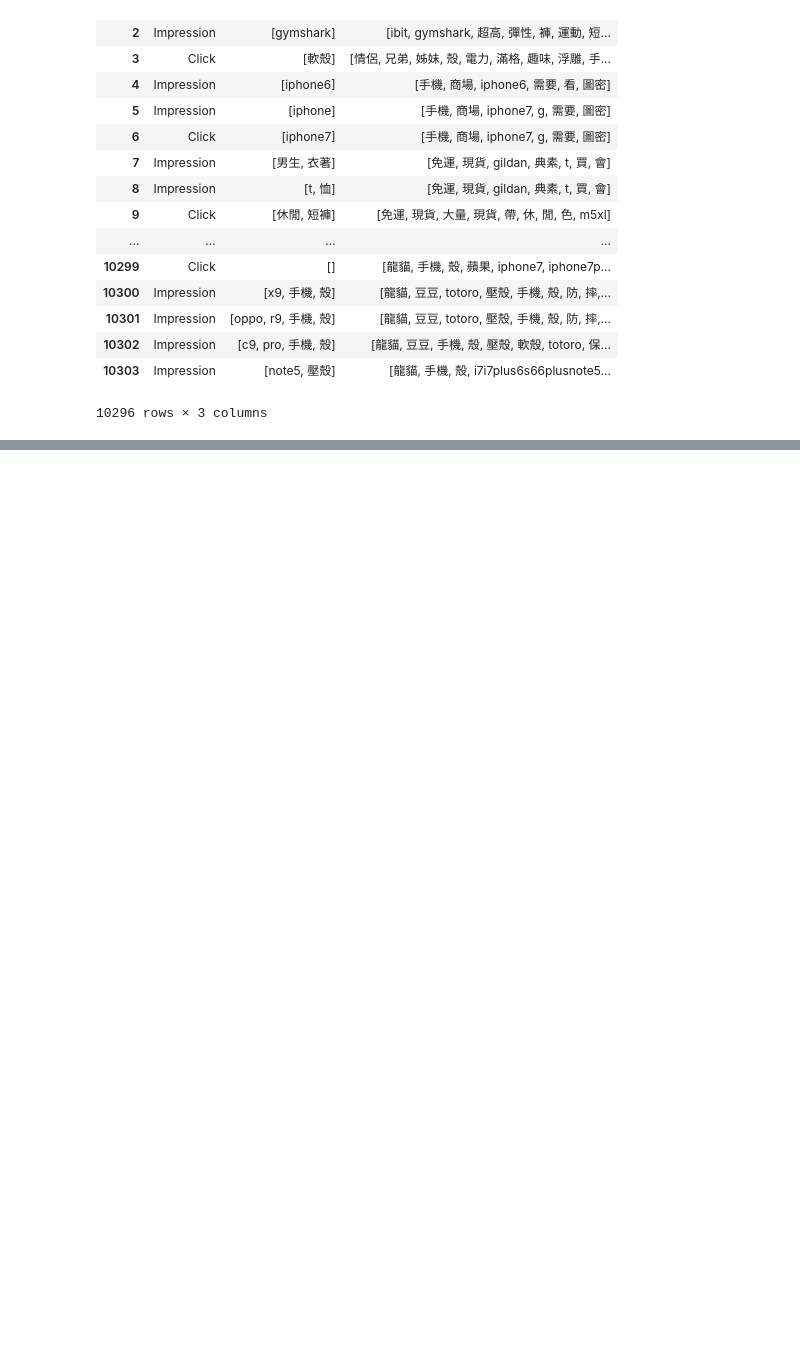
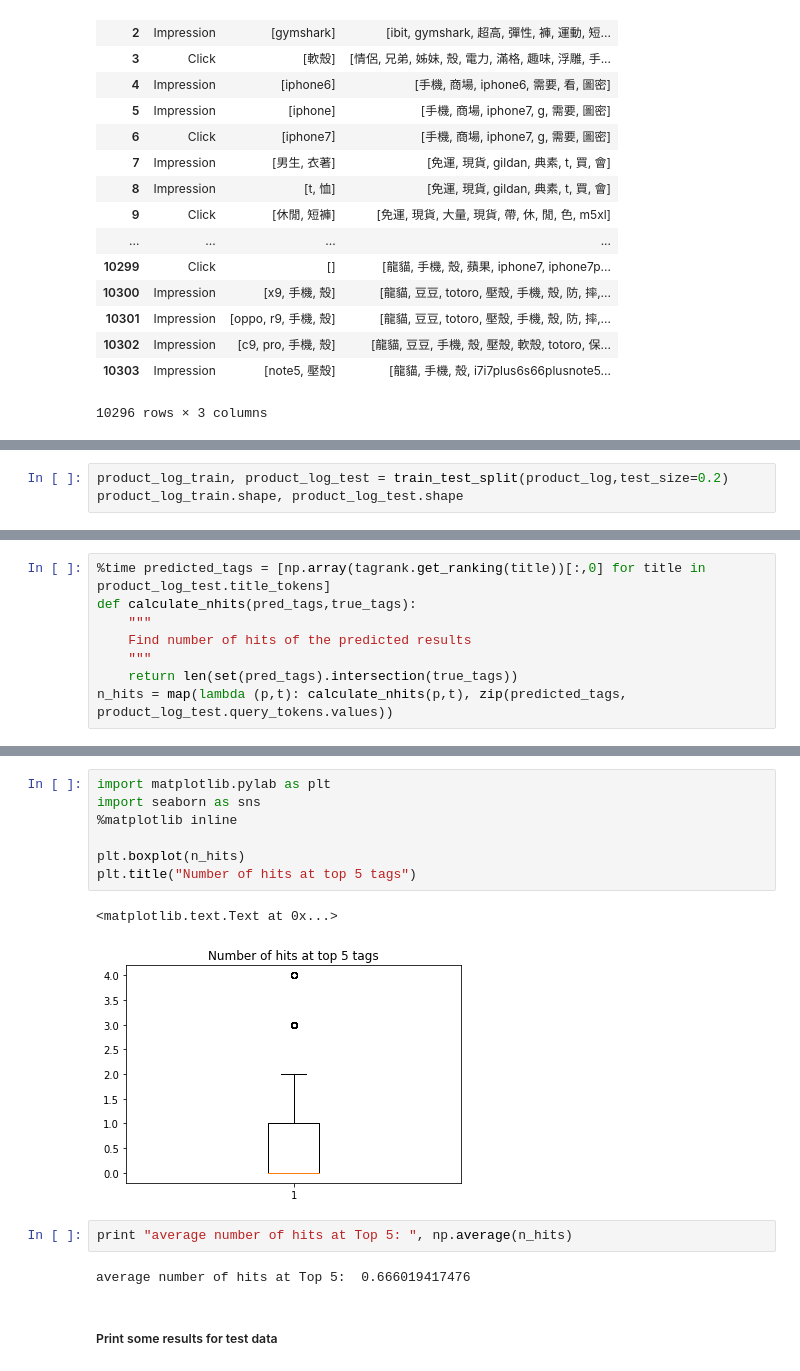
Before and after one commit to renruoxu/keyword_extraction, a Jupyter notebook: TagRank.ipynb, the cells around one changed output, grey strips where cells are left out. Drawn from its saved outputs; the diff is of its cells as text; blank space fills up the shorter version.

Commit message:
Add prediction for test data

```diff
--- a/TagRank.ipynb
+++ b/TagRank.ipynb
@@ -71,0 +116,3 @@ from scipy.sparse import csr_matrix
+# %%
+product_log_train, product_log_test = train_test_split(product_log,test_size=0.2)
+product_log_train.shape, product_log_test.shape
@@ -151,0 +264,8 @@ tagrank = TagRank()
+# %%
+%time predicted_tags = [np.array(tagrank.get_ranking(title))[:,0] for title in product_log_test.title_tokens]
+def calculate_nhits(pred_tags,true_tags):
+    """
+    Find number of hits of the predicted results
+    """
+    return len(set(pred_tags).intersection(true_tags))
+n_hits = map(lambda (p,t): calculate_nhits(p,t), zip(predicted_tags, product_log_test.query_tokens.values))
@@ -151,0 +275,16 @@ tagrank = TagRank()
+# %%
+import matplotlib.pylab as plt
+import seaborn as sns
+%matplotlib inline
+
+plt.boxplot(n_hits)
+plt.title("Number of hits at top 5 tags")
+# %% [output]
+<matplotlib.text.Text at 0x...>
+[figure, added]
+# %%
+print "average number of hits at Top 5: ", np.average(n_hits)
+# %% [output]
+average number of hits at Top 5:  0.666019417476
+# %% [markdown]
+##### Print some results for test data
```
Also changed, not shown: parts of 20 cells of this notebook, 3 other files.
